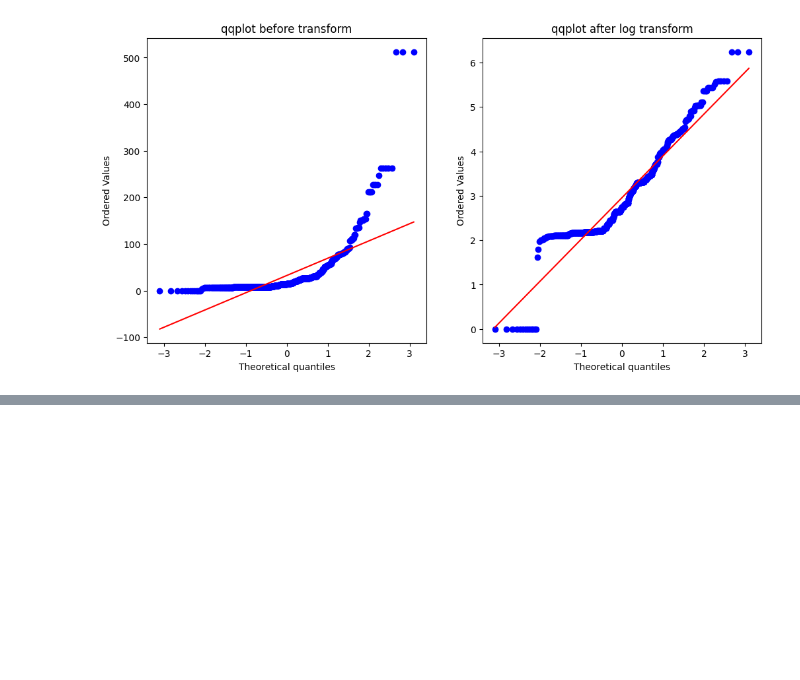
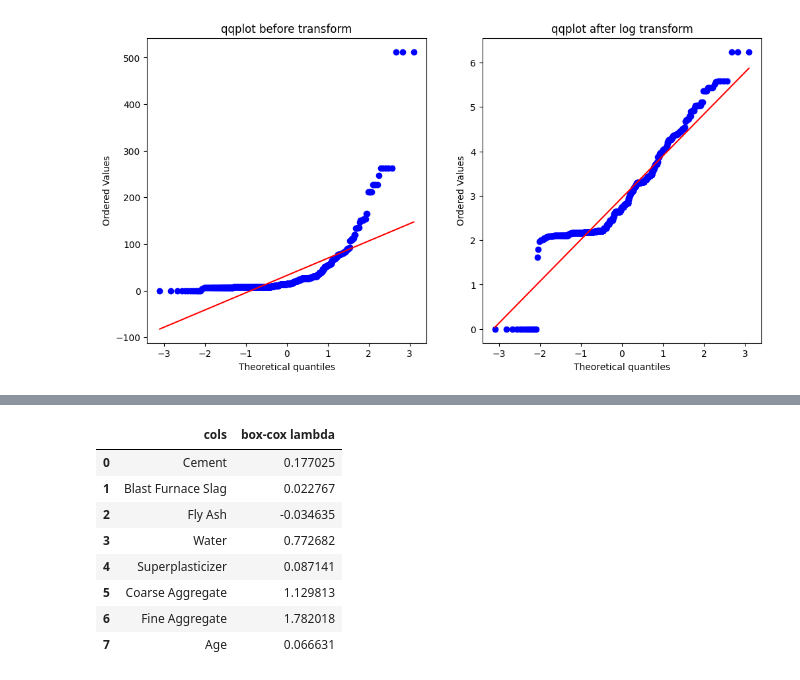
Before and after one commit to arsingla786/MLFromScratch, a Jupyter notebook: 10Function_Tranformers.ipynb, the cells around one changed output, grey strips where cells are left out. Drawn from its saved outputs; the diff is of its cells as text; code cells hidden in the pictures; blank space fills up the shorter version.

```diff
--- a/10Function_Tranformers.ipynb
+++ b/10Function_Tranformers.ipynb
@@ -205,0 +295,18 @@ Text(0.5, 1.0, 'qqplot after log transform')
+# %%
+#many columns are not normally distributed
+#we have to use transformers
+pt = PowerTransformer(method='box-cox')
+xtrain_trf = pt.fit_transform(xtrain+0.0000001)
+xtest_trf = pt.transform(xtest+0.0000001)
+
+pd.DataFrame({'cols':xtrain.columns,'box-cox lambda':pt.lambdas_})
+# %% [output]
+|  | cols | box-cox lambda |
+| 0 | Cement | 0.177025 |
+| 1 | Blast Furnace Slag | 0.022767 |
+| 2 | Fly Ash | -0.034635 |
+| 3 | Water | 0.772682 |
+| 4 | Superplasticizer | 0.087141 |
+| 5 | Coarse Aggregate | 1.129813 |
+| 6 | Fine Aggregate | 1.782018 |
+| 7 | Age | 0.066631 |
```
Also changed, not shown: parts of 20 cells of this notebook.
